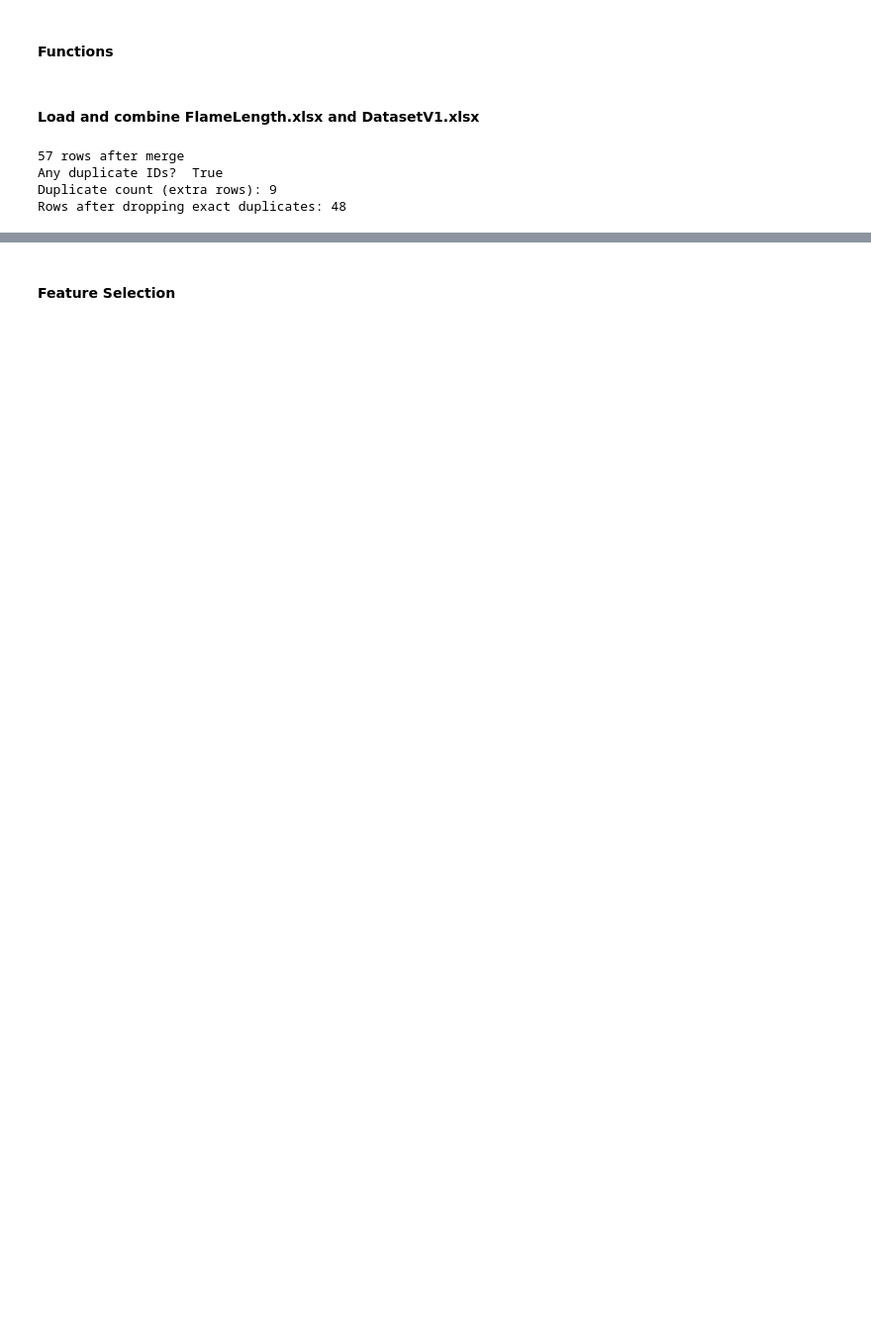
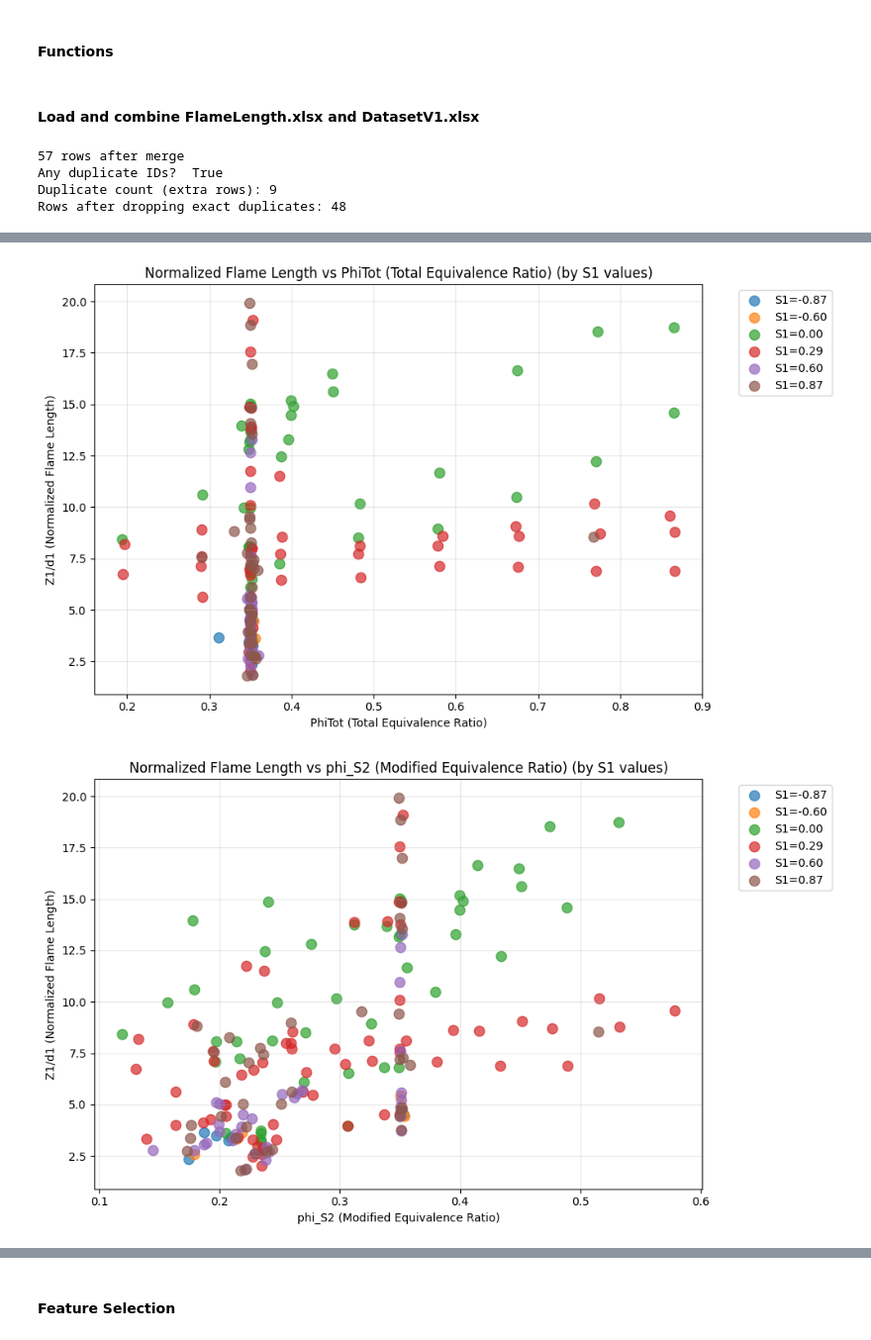
Before and after one commit to chonghuifeng/rozanoff_2025, a Jupyter notebook: flame_length_pred/flame_length_gpr.ipynb, the cells around one changed output, grey strips where cells are left out. Shown at 99% size. Saved outputs shown, nothing was run; the diff lists cells and outputs as text; code cells hidden in the pictures; blank space fills up the shorter version.

```diff
--- a/flame_length_pred/flame_length_gpr.ipynb
+++ b/flame_length_pred/flame_length_gpr.ipynb
@@ -74,25 +74,16 @@ print("Duplicate count (extra rows):", df[col].duplicated().sum())
 df = df.drop_duplicates(keep="first")
 print("Rows after dropping exact duplicates:", len(df))
 
+# New flame-length data
 df = pd.read_excel(PATH_DATA_FLAMELENGTH_NEW)
-df["Z1"] /= 1000  # convert mm -> m
+df["Z1"] /= 1000  # convert mm to m
 
 # Rescale 'phiint' -> phi/(1+phi) and insert new column immediately after the original
-
-# Convert to numeric just in case (non-numeric -> NaN)
 phi = pd.to_numeric(df["PhiInt"], errors="coerce")
-
-# Compute rescaled value
 phi_rescaled = phi / (1 + phi)
 new_col = "PhiInt_rescaled"
-# Insert new column immediately after 'phiint'
 idx = df.columns.get_loc("PhiInt")
 df.insert(loc=idx + 1, column=new_col, value=phi_rescaled)
-
-display(df[["PhiInt", new_col]].head(10))
-
-# Create binary chamber column: New = 1, Old = 0
-# df["Chamber_Binary"] = (df["Chamber"] == "New").astype(int)
 
 # Add S2/S1 ratio
 df["S2/S1"] = df["S2"] / (df["S1"] + 0.01)  # avoid division by zero
@@ -104,11 +95,63 @@ df["DeltaS"] = np.abs(df["S2"] - df["S1"])
 # type_mapping = {"I": 1, "II": 2, "III": 3, "IV": 4}
 # df["Type"] = df["Type"].map(type_mapping)
 
-df["DeltaU/u1"] = np.abs(df["u2"] - df["u1"]) / (df["u1"])  # avoid division by zero
+df["DeltaU/u1"] = np.abs(df["u2"] - df["u1"]) / (df["u1"])
 
+# Normalise flame length by nozzle diameter
+df["Z1/d1"] = df["Z1"] / df["d1"]
 
-def rmse(a, b):
-    return np.sqrt(mean_squared_error(a, b))
+df["1/sqrt_J"] = 1 / np.sqrt(df["J"])
+
+df["k"] = 2 / (1 + (df["d1"] / df["d2"]) ** 2)
+df["phi_S2"] = df["PhiTot"] * (1 + (df["k"] * df["S2"]) ** 2) ** (-0.5)
+
+# Get unique S1 values and sort them
+s1_values = sorted(df["S1"].unique())
+# Assign distinct colors to each S1 value
+distinct_colors = ['#1f77b4', '#ff7f0e', '#2ca02c', '#d62728', '#9467bd', '#8c564b',
+                   '#e377c2', '#7f7f7f', '#bcbd22', '#17becf', '#aec7e8', '#ffbb78',
+                   '#98df8a', '#ff9896', '#c5b0d5', '#c49c94', '#f7b6d2', '#c7c7c7',
+                   '#dbbd22', '#9edae5']
+s1_colors = distinct_colors[:len(s1_values)]
+
+# Define plots
+plot_configs = [
+    # ("1/sqrt_J", "1/sqrt(J)"),
+    ("PhiTot", "PhiTot (Total Equivalence Ratio)"),
+    ("phi_S2", "phi_S2 (Modified Equivalence Ratio)"),
+    # ("S2", "S2"),
+]
+
+# Plots colored by S1
+for x_col, x_label in plot_configs:
+    plt.figure(figsize=(10, 6))
+    for i, s1_val in enumerate(s1_values):
+        mask = df["S1"] == s1_val
+        plt.scatter(df[mask][x_col], df[mask]["Z1/d1"],
+                   label=f'S1={s1_val:.2f}', color=s1_colors[i], alpha=0.7, s=80)
+    plt.xlabel(x_label)
+    plt.ylabel("Z1/d1 (Normalized Flame Length)")
+    plt.title(f"Normalized Flame Length vs {x_label} (by S1 values)")
+    plt.legend(bbox_to_anchor=(1.05, 1), loc='upper left', fontsize=10)
+    plt.grid(True, alpha=0.3)
+    plt.tight_layout()
+    plt.show()
+
+# Plots colored by PhiInt_rescaled (continuous colormap)
+for x_col, x_label in plot_configs:
+    plt.figure(figsize=(10, 6))
+    scatter = plt.scatter(df[x_col], df["Z1/d1"],
+                         c=df["PhiInt_rescaled"], cmap='RdBu_r',
+                         alpha=0.7, s=80, vmin=df["PhiInt_rescaled"].min(),
+                         vmax=df["PhiInt_rescaled"].max())
+    plt.xlabel(x_label)
+    plt.ylabel("Z1/d1 (Normalized Flame Length)")
+    plt.title(f"Normalized Flame Length vs {x_label} (by PhiInt_rescaled)")
+    cbar = plt.colorbar(scatter)
+    cbar.set_label("PhiInt_rescaled", rotation=270, labelpad=20)
+    plt.grid(True, alpha=0.3)
+    plt.tight_layout()
+    plt.show()
 # %% [output]
 57 rows after merge
 Any duplicate IDs?  True
@@ -127,0 +160,2 @@ Rows after dropping exact duplicates: 48
+[figure, added]
+[figure, added]
```
Also changed, not shown: parts of 9 cells of this notebook, 6 other files.
